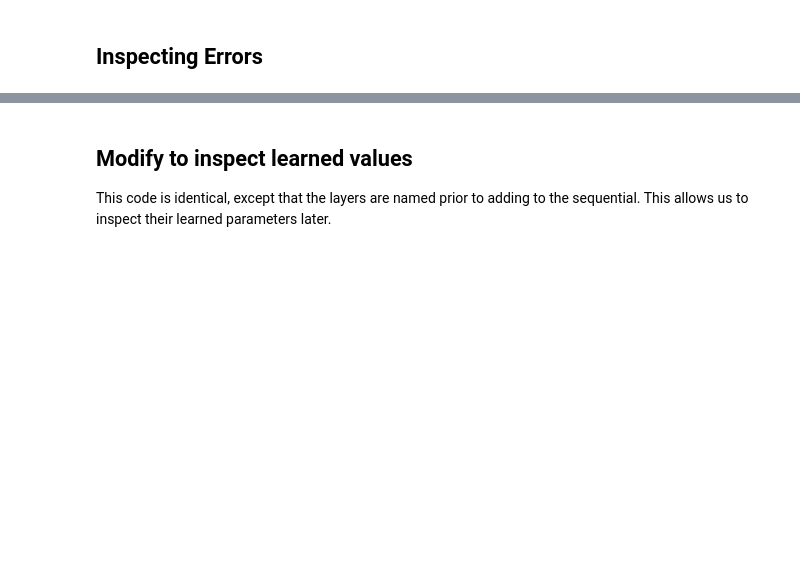
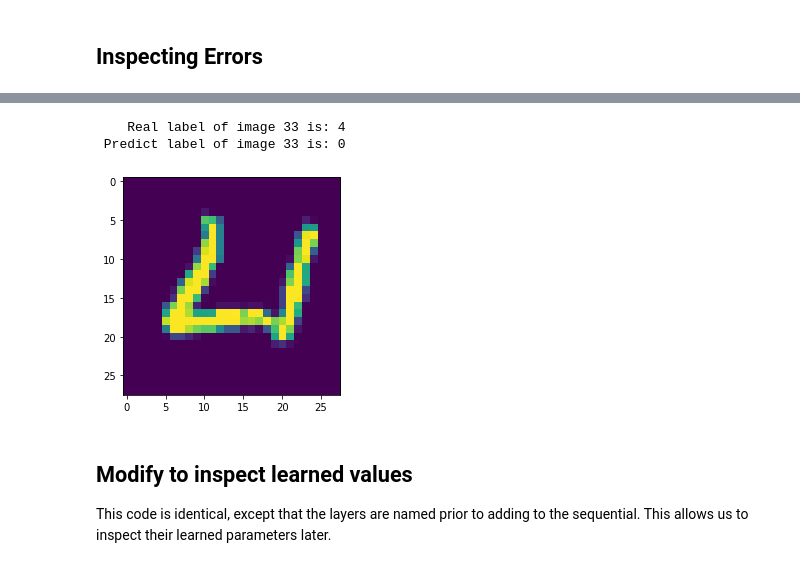
Before and after one commit to Mjrovai/UNIFEI-IESTI01-TinyML-2022.1, a Jupyter notebook: 00_Curse_Folder/1_Fundamentals/Class_08/TF_MNIST_Classification.ipynb, the cells around one changed output, grey strips where cells are left out. Drawn from its saved outputs; the diff is of its cells as text; code cells hidden in the pictures; blank space fills up the shorter version.

```diff
--- a/00_Curse_Folder/1_Fundamentals/Class_08/TF_MNIST_Classification.ipynb
+++ b/00_Curse_Folder/1_Fundamentals/Class_08/TF_MNIST_Classification.ipynb
@@ -141,9 +288,13 @@ predict_errors[:10]
 # %%
-i = predict_errors[5]
+i = predict_errors[0]
 predicted_label = np.argmax(classifications[i])
 print("    Real label of image {} is: {}".format(i, val_labels[i]))
 print(" Predict label of image {} is: {}".format(i, predicted_label))
 plt.imshow(val_images[i]);
+# %% [output]
+    Real label of image 33 is: 4
+ Predict label of image 33 is: 0
+[figure, added]
 # %% [markdown]
 ## Modify to inspect learned values
 
```
Also changed, not shown: parts of 34 cells of this notebook.
